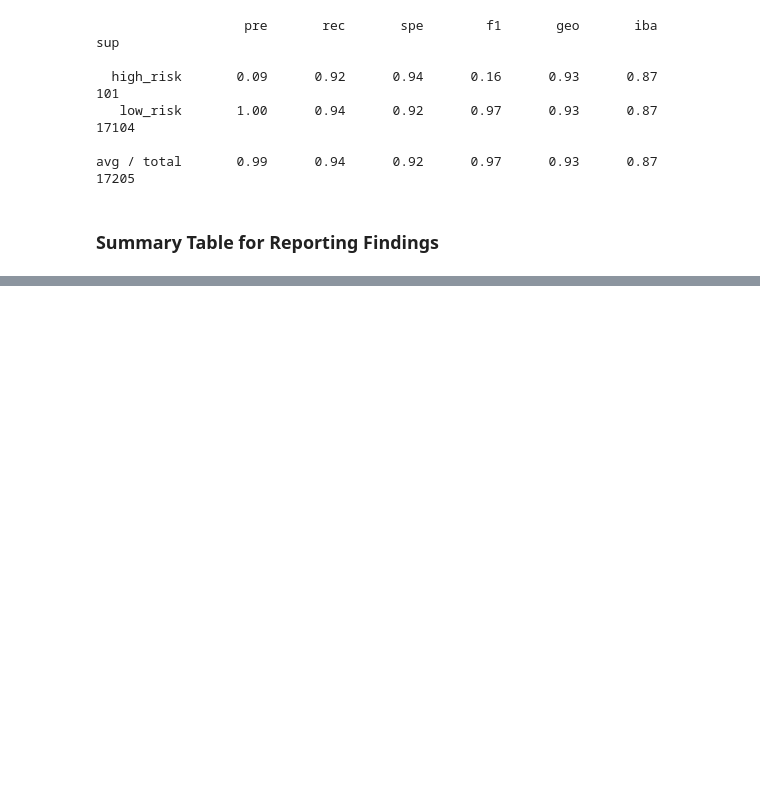
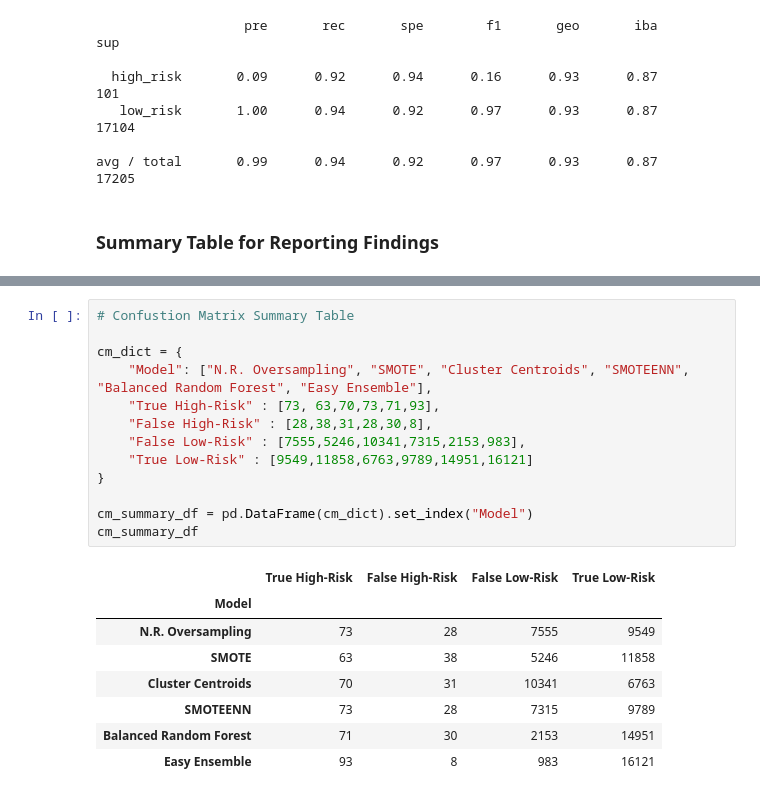
Before and after one commit to lnshewmo/Credit_Risk_Analysis, a Jupyter notebook: credit_risk_ensemble.ipynb, the cells around one changed output, grey strips where cells are left out. Drawn from its saved outputs; the diff is of its cells as text; blank space fills up the shorter version.

```diff
--- a/credit_risk_ensemble.ipynb
+++ b/credit_risk_ensemble.ipynb
@@ -241,3 +249,25 @@ high_risk_summary_df
 | SMOTEENN | 0.6475 | 0.01 | 0.72 | 0.02 |
 | Balanced Random Forest | 0.7885 | 0.03 | 0.70 | 0.06 |
 | Easy Ensemble | 0.9316 | 0.09 | 0.92 | 0.16 |
+# %%
+# Confustion Matrix Summary Table
+
+cm_dict = {
+    "Model": ["N.R. Oversampling", "SMOTE", "Cluster Centroids", "SMOTEENN", "Balanced Random Forest", "Easy Ensemble"],
+    "True High-Risk" : [73, 63,70,73,71,93],
+    "False High-Risk" : [28,38,31,28,30,8],
+    "False Low-Risk" : [7555,5246,10341,7315,2153,983],
+    "True Low-Risk" : [9549,11858,6763,9789,14951,16121]
+}
+
+cm_summary_df = pd.DataFrame(cm_dict).set_index("Model")
+cm_summary_df
+# %% [output]
+|  | True High-Risk | False High-Risk | False Low-Risk | True Low-Risk |
+| Model |  |  |  |  |
+| N.R. Oversampling | 73 | 28 | 7555 | 9549 |
+| SMOTE | 63 | 38 | 5246 | 11858 |
+| Cluster Centroids | 70 | 31 | 10341 | 6763 |
+| SMOTEENN | 73 | 28 | 7315 | 9789 |
+| Balanced Random Forest | 71 | 30 | 2153 | 14951 |
+| Easy Ensemble | 93 | 8 | 983 | 16121 |
```
Also changed, not shown: parts of 2 cells of this notebook, 1 other file.
